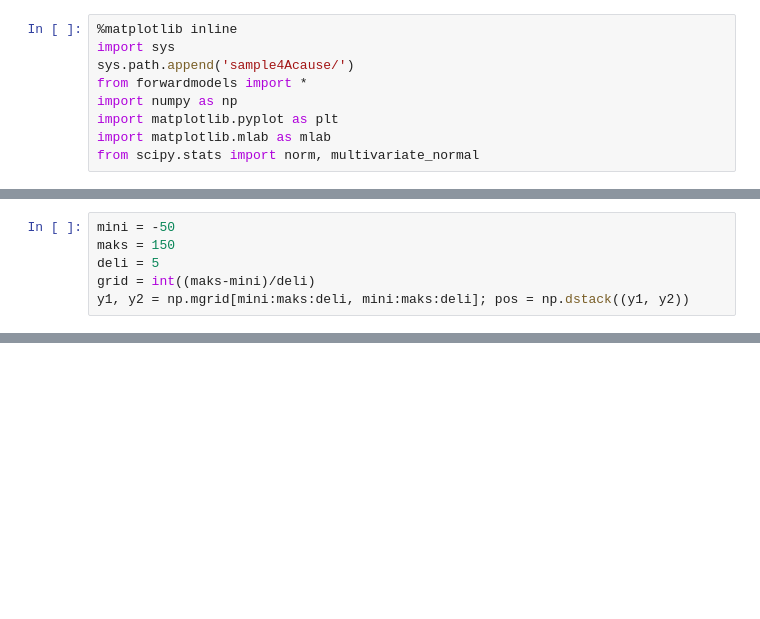
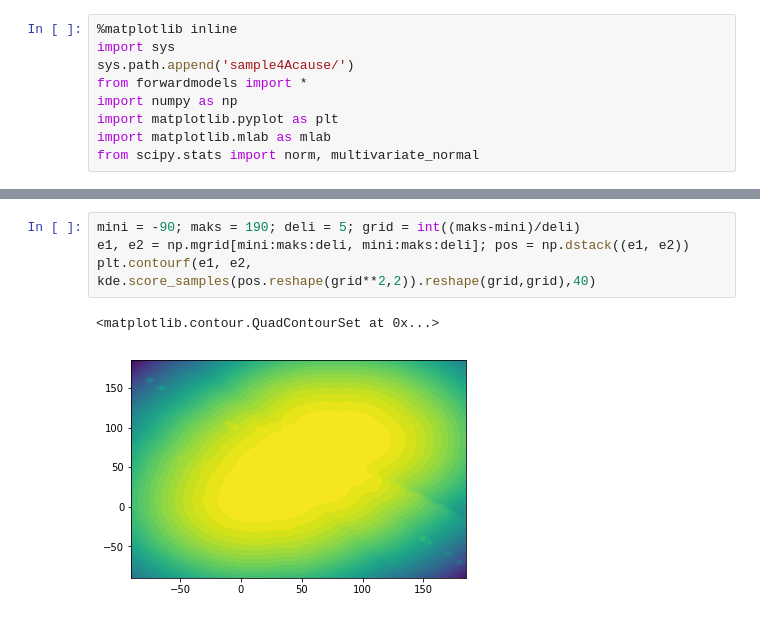
Before and after one commit to dhsvendsen/sample4Acause, a Jupyter notebook: Overview.ipynb, the cells around one changed output, grey strips where cells are left out. Saved outputs shown, nothing was run; the diff lists cells and outputs as text; blank space fills up the shorter version.

```diff
--- a/Overview.ipynb
+++ b/Overview.ipynb
@@ -40,6 +9,0 @@ kde = KernelDensity(kernel='gaussian').fit(Y)
-# %%
-mini = -50
-maks = 150
-deli = 5
-grid = int((maks-mini)/deli)
-y1, y2 = np.mgrid[mini:maks:deli, mini:maks:deli]; pos = np.dstack((y1, y2))
@@ -137,0 +47,7 @@ np.random.choice(a,size=a.shape[0],p=p)
+# %%
+mini = -90; maks = 190; deli = 5; grid = int((maks-mini)/deli)
+e1, e2 = np.mgrid[mini:maks:deli, mini:maks:deli]; pos = np.dstack((e1, e2))
+plt.contourf(e1, e2, kde.score_samples(pos.reshape(grid**2,2)).reshape(grid,grid),40)
+# %% [output]
+<matplotlib.contour.QuadContourSet at 0x...>
+[figure, added]
```
Also changed, not shown: parts of 41 cells of this notebook.
